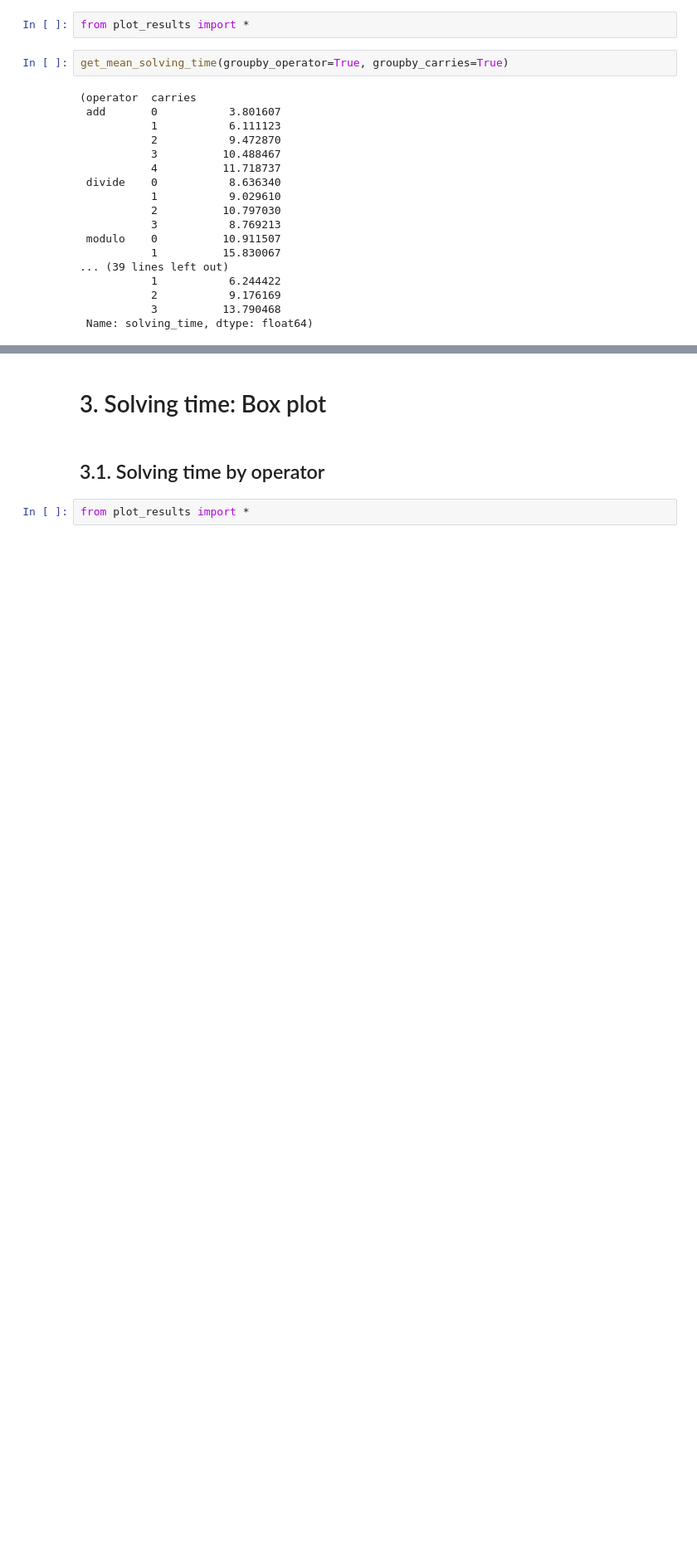
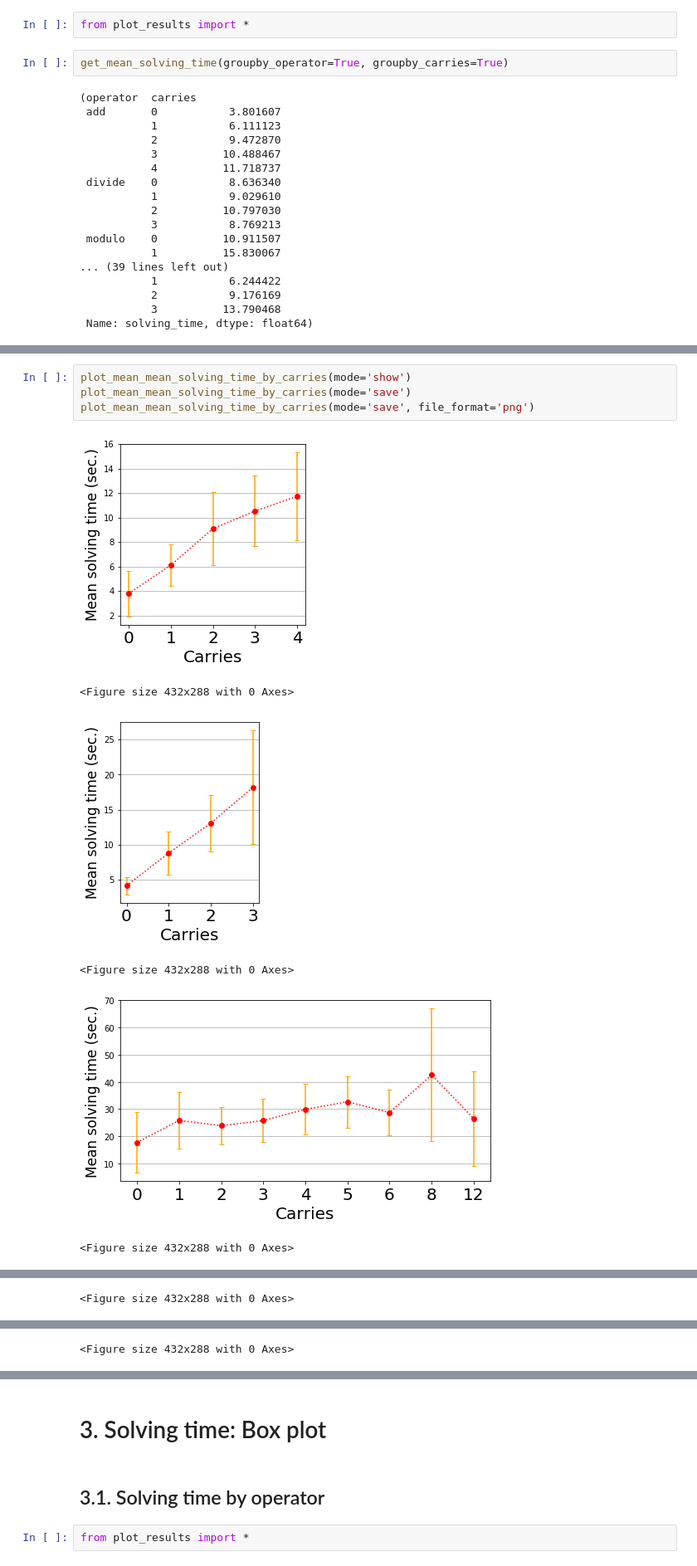
Before and after one commit to sungjae-cho/arithmetic-experiment, a Jupyter notebook: plot_results.ipynb, the cells around one changed output, grey strips where cells are left out. Shown: that part at 83% size. Saved outputs shown, nothing was run; the diff lists cells and outputs as text; blank space fills up the shorter version.

Commit message:
Run to update plot images.

```diff
--- a/plot_results.ipynb
+++ b/plot_results.ipynb
@@ -175,3 +211,14 @@ plot_mean_solving_time_by_carries(mode='save', file_format='png')
 <Figure size 288x288 with 0 Axes>
 <Figure size 216x288 with 0 Axes>
 ... (8 outputs left out)
+# %%
+plot_mean_mean_solving_time_by_carries(mode='show')
+plot_mean_mean_solving_time_by_carries(mode='save')
+plot_mean_mean_solving_time_by_carries(mode='save', file_format='png')
+# %% [output]
+[figure, added]
+<Figure size 432x288 with 0 Axes>
+[figure, added]
+<Figure size 432x288 with 0 Axes>
+[figure, added]
+<Figure size 432x288 with 0 Axes>
@@ -177,0 +226 @@ plot_mean_solving_time_by_carries(mode='save', file_format='png')
+<Figure size 432x288 with 0 Axes>
@@ -177,0 +228 @@ plot_mean_solving_time_by_carries(mode='save', file_format='png')
+<Figure size 432x288 with 0 Axes>
```
Also changed, not shown: parts of 8 cells of this notebook.
